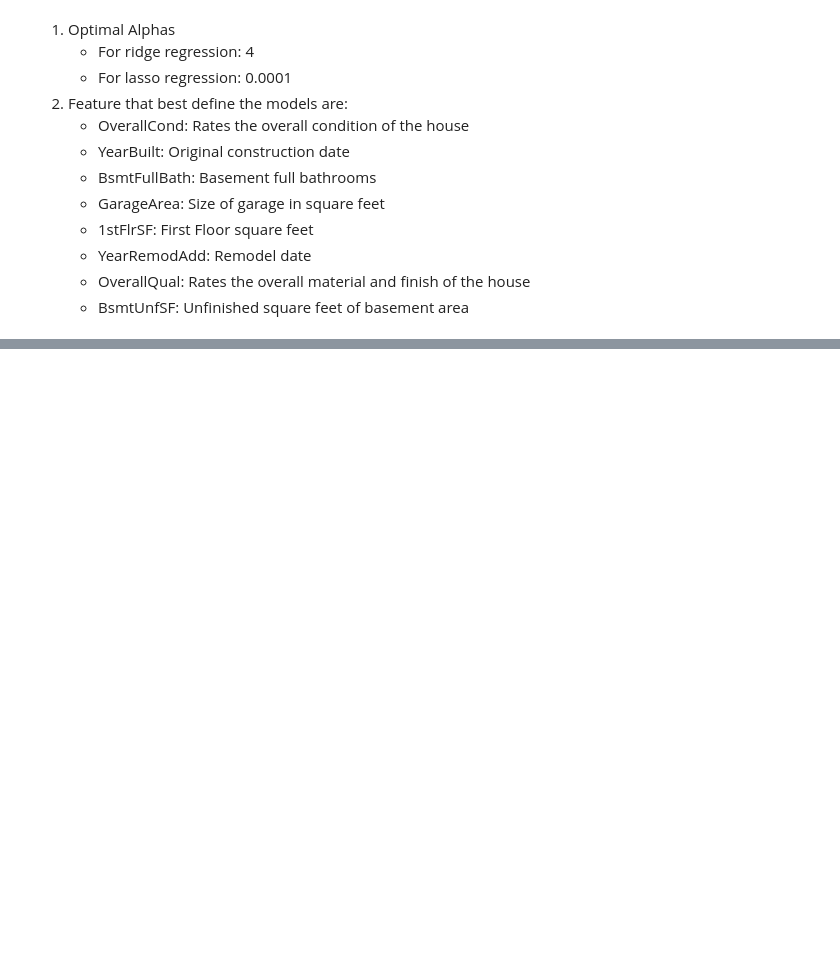
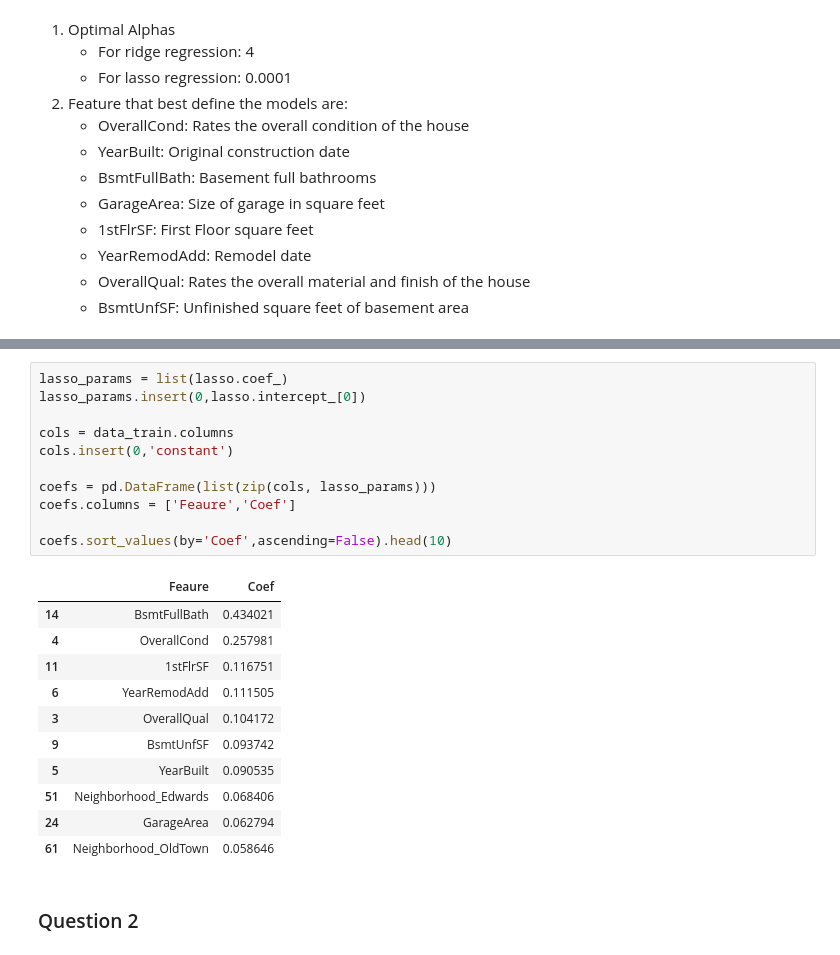
Before and after one commit to jawad360/epgp-course-assignment-advance-regression, a Jupyter notebook: assignment.ipynb, the cells around one changed output, grey strips where cells are left out. Saved outputs shown, nothing was run; the diff lists cells and outputs as text; blank space fills up the shorter version.

```diff
--- a/assignment.ipynb
+++ b/assignment.ipynb
@@ -712,0 +766,25 @@ coefs.sort_values(by='Coef',ascending=False).head(10)
+# %%
+lasso_params = list(lasso.coef_)
+lasso_params.insert(0,lasso.intercept_[0])
+
+cols = data_train.columns
+cols.insert(0,'constant')
+
+coefs = pd.DataFrame(list(zip(cols, lasso_params)))
+coefs.columns = ['Feaure','Coef']
+
+coefs.sort_values(by='Coef',ascending=False).head(10)
+# %% [output]
+|  | Feaure | Coef |
+| 14 | BsmtFullBath | 0.434021 |
+| 4 | OverallCond | 0.257981 |
+| 11 | 1stFlrSF | 0.116751 |
+| 6 | YearRemodAdd | 0.111505 |
+| 3 | OverallQual | 0.104172 |
+| 9 | BsmtUnfSF | 0.093742 |
+| 5 | YearBuilt | 0.090535 |
+| 51 | Neighborhood_Edwards | 0.068406 |
+| 24 | GarageArea | 0.062794 |
+| 61 | Neighborhood_OldTown | 0.058646 |
+# %% [markdown]
+### Question 2
```
Also changed, not shown: parts of 25 cells of this notebook, 2 other files.
